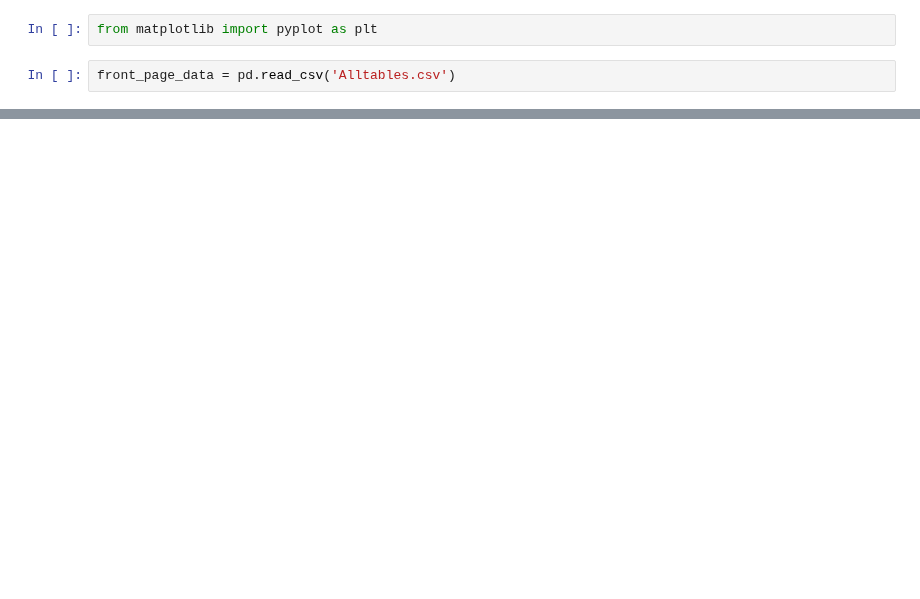
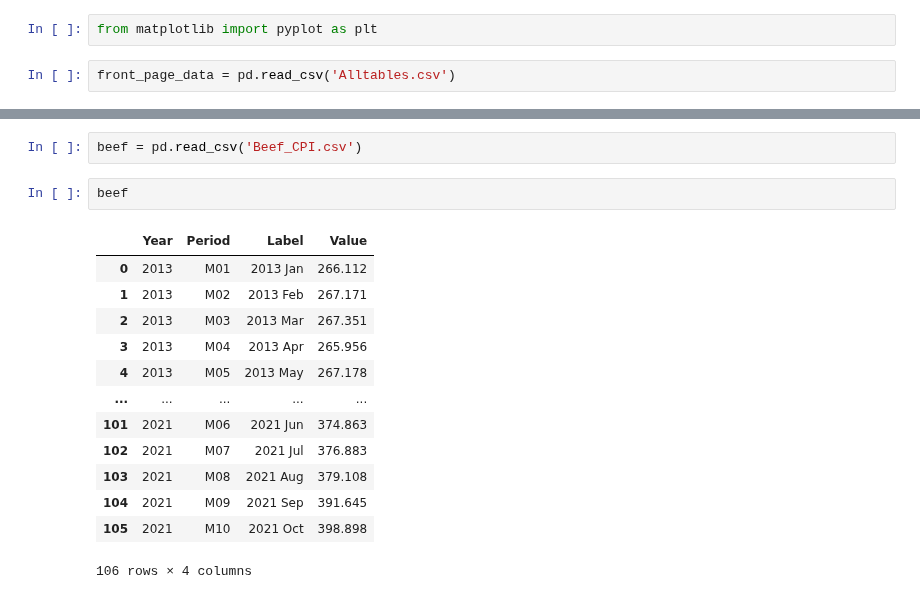
Before and after one commit to bjudson22/Food-Data-Trends, a Jupyter notebook: Analysis.ipynb, the cells around one changed output, grey strips where cells are left out. Drawn from its saved outputs; the diff is of its cells as text; blank space fills up the shorter version.

```diff
--- a/Analysis.ipynb
+++ b/Analysis.ipynb
@@ -578,0 +65,18 @@ myArray[-2]
+# %%
+beef = pd.read_csv('Beef_CPI.csv')
+# %%
+beef
+# %% [output]
+|  | Year | Period | Label | Value |
+| 0 | 2013 | M01 | 2013 Jan | 266.112 |
+| 1 | 2013 | M02 | 2013 Feb | 267.171 |
+| 2 | 2013 | M03 | 2013 Mar | 267.351 |
+| 3 | 2013 | M04 | 2013 Apr | 265.956 |
+| 4 | 2013 | M05 | 2013 May | 267.178 |
+| ... | ... | ... | ... | ... |
+| 101 | 2021 | M06 | 2021 Jun | 374.863 |
+| 102 | 2021 | M07 | 2021 Jul | 376.883 |
+| 103 | 2021 | M08 | 2021 Aug | 379.108 |
+| 104 | 2021 | M09 | 2021 Sep | 391.645 |
+| 105 | 2021 | M10 | 2021 Oct | 398.898 |
+106 rows × 4 columns
```
Also changed, not shown: parts of 61 cells of this notebook, 1 other file.
